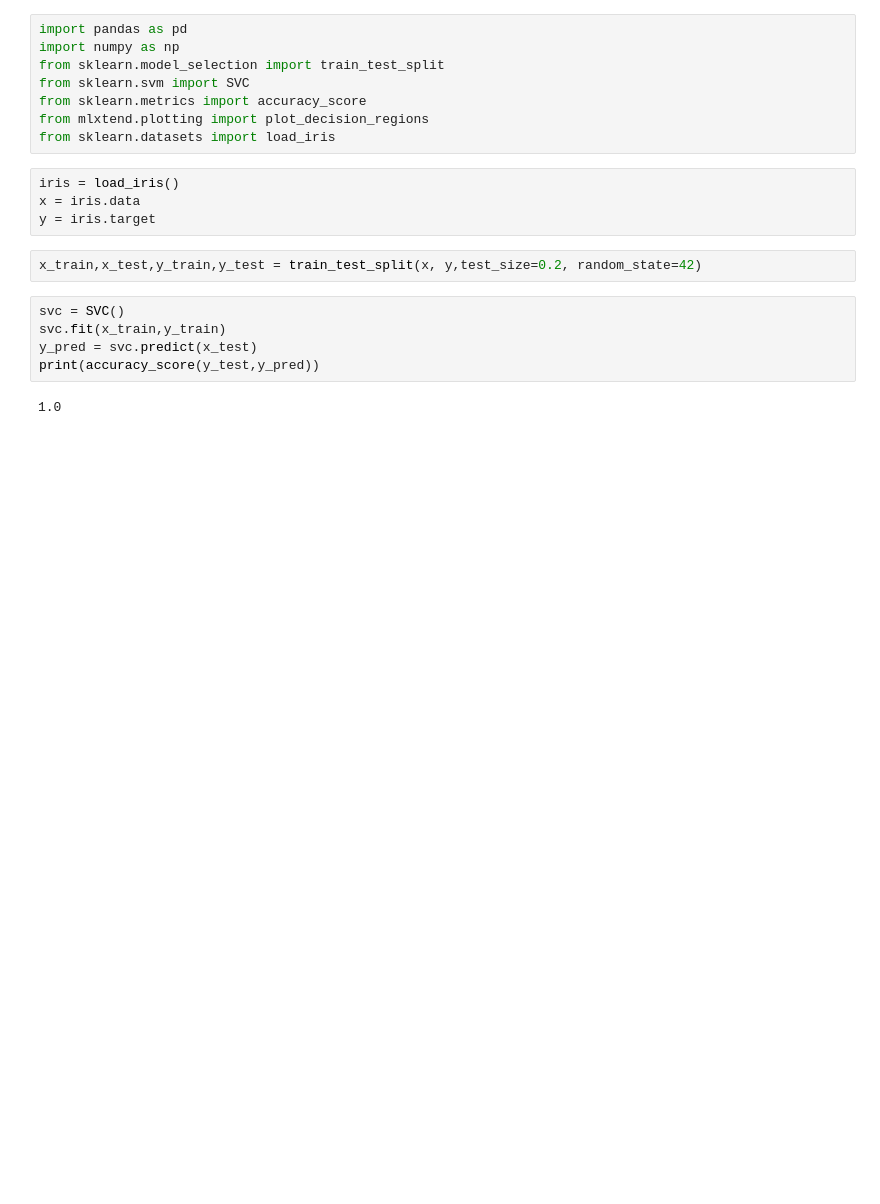
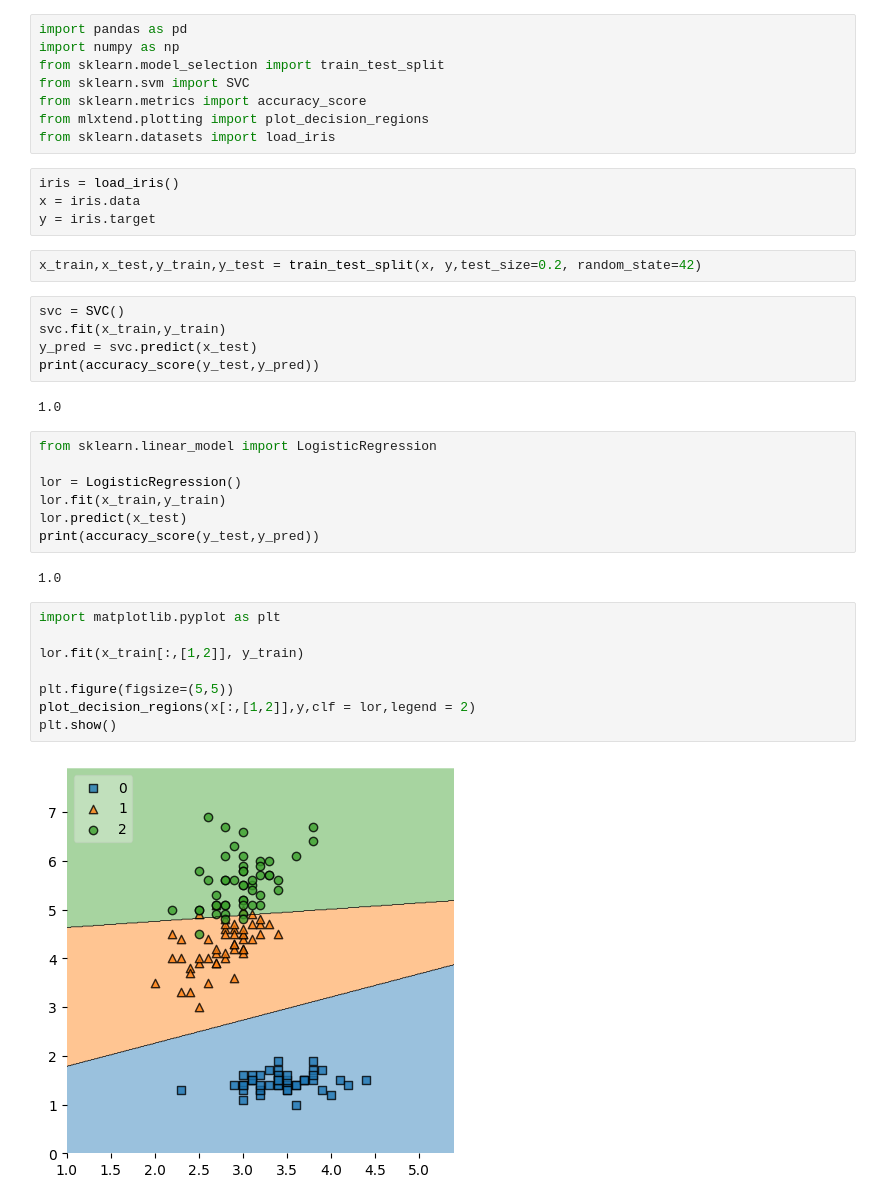
Before and after one commit to Alsanad-Opium/deep-learning-pytorch, a Jupyter notebook: MLandDL/ML/Machine Learning/Algorithms/SVM/svm.ipynb, the cells around one changed output. Cells and saved outputs as stored; diff of their text form; blank space fills up the shorter version.

Commit message:
Compared svm with LOgistic regression

```diff
--- a/MLandDL/ML/Machine Learning/Algorithms/SVM/svm.ipynb
+++ b/MLandDL/ML/Machine Learning/Algorithms/SVM/svm.ipynb
@@ -19,4 +19,23 @@ y_pred = svc.predict(x_test)
 print(accuracy_score(y_test,y_pred))
 # %% [output]
 1.0
+# %%
+from sklearn.linear_model import LogisticRegression
+
+lor = LogisticRegression()
+lor.fit(x_train,y_train)
+lor.predict(x_test)
+print(accuracy_score(y_test,y_pred))
+# %% [output]
+1.0
+# %%
+import matplotlib.pyplot as plt
+
+lor.fit(x_train[:,[1,2]], y_train)
+
+plt.figure(figsize=(5,5))
+plot_decision_regions(x[:,[1,2]],y,clf = lor,legend = 2)
+plt.show()
+# %% [output]
+[figure, added]
 # %%
```
Also changed, not shown: parts of 4 cells of this notebook.
